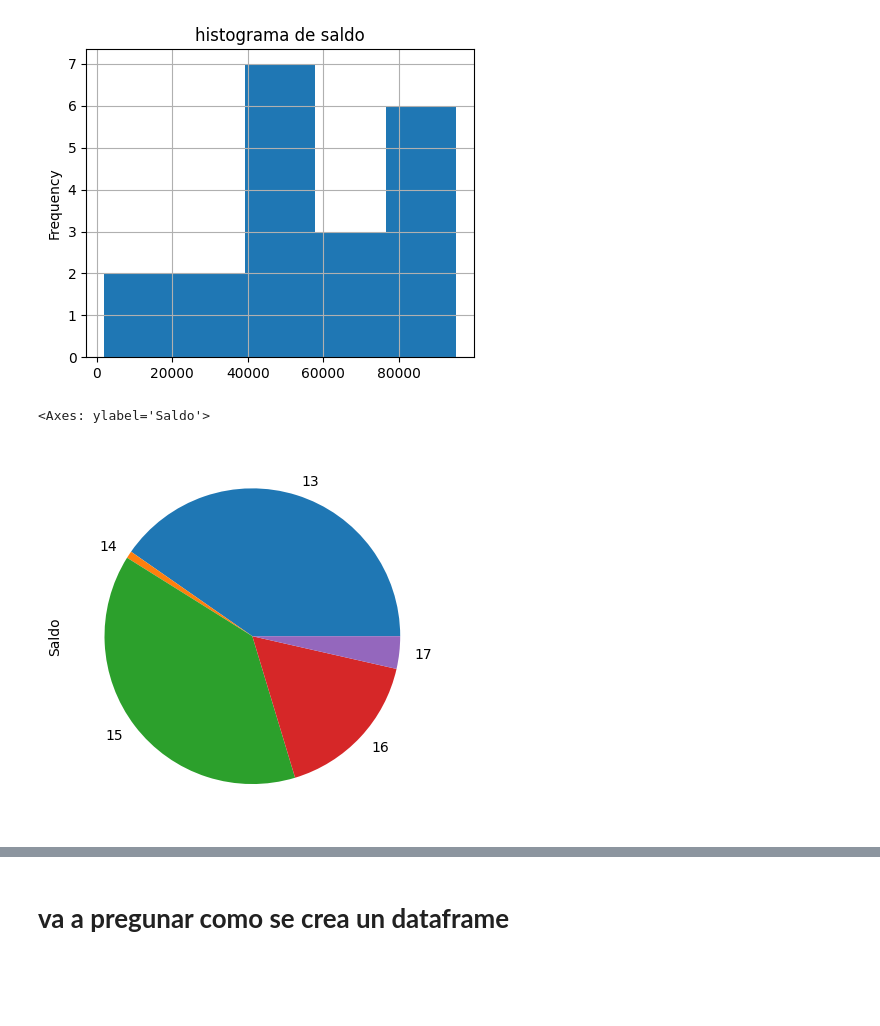
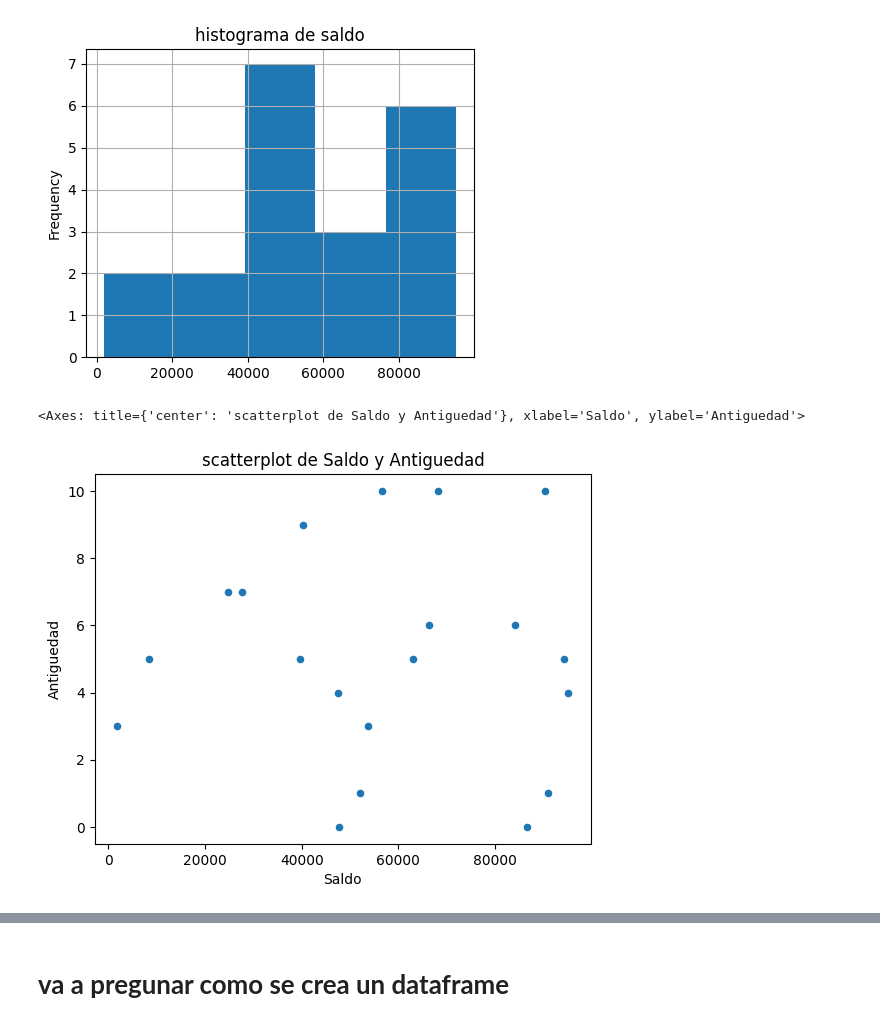
Before and after one commit to maicol017/Curso-Inteligencia-Artificial, a Jupyter notebook: EDA_Apuntes_de_clase.ipynb, the cells around one changed output, grey strips where cells are left out. Drawn from its saved outputs; the diff is of its cells as text; code cells hidden in the pictures; blank space fills up the shorter version.

```diff
--- a/EDA_Apuntes_de_clase.ipynb
+++ b/EDA_Apuntes_de_clase.ipynb
@@ -519,8 +519,8 @@ df.Saldo.plot(kind="hist",bins=5,title="histograma de saldo",figsize=(5,4),grid=
 # %% [output]
 <Axes: title={'center': 'histograma de saldo'}, ylabel='Frequency'>
 [figure]
-# %%
-df.Saldo.iloc[13:18].plot(kind="pie")
-# %% [output]
-<Axes: ylabel='Saldo'>
-[figure, removed]
+# %%
+df[["Saldo","Antiguedad"]].plot(kind="scatter",x="Saldo",y="Antiguedad",title="scatterplot de Saldo y Antiguedad")
+# %% [output]
+<Axes: title={'center': 'scatterplot de Saldo y Antiguedad'}, xlabel='Saldo', ylabel='Antiguedad'>
+[figure, added]
```
Also changed, not shown: parts of 4 cells of this notebook.
